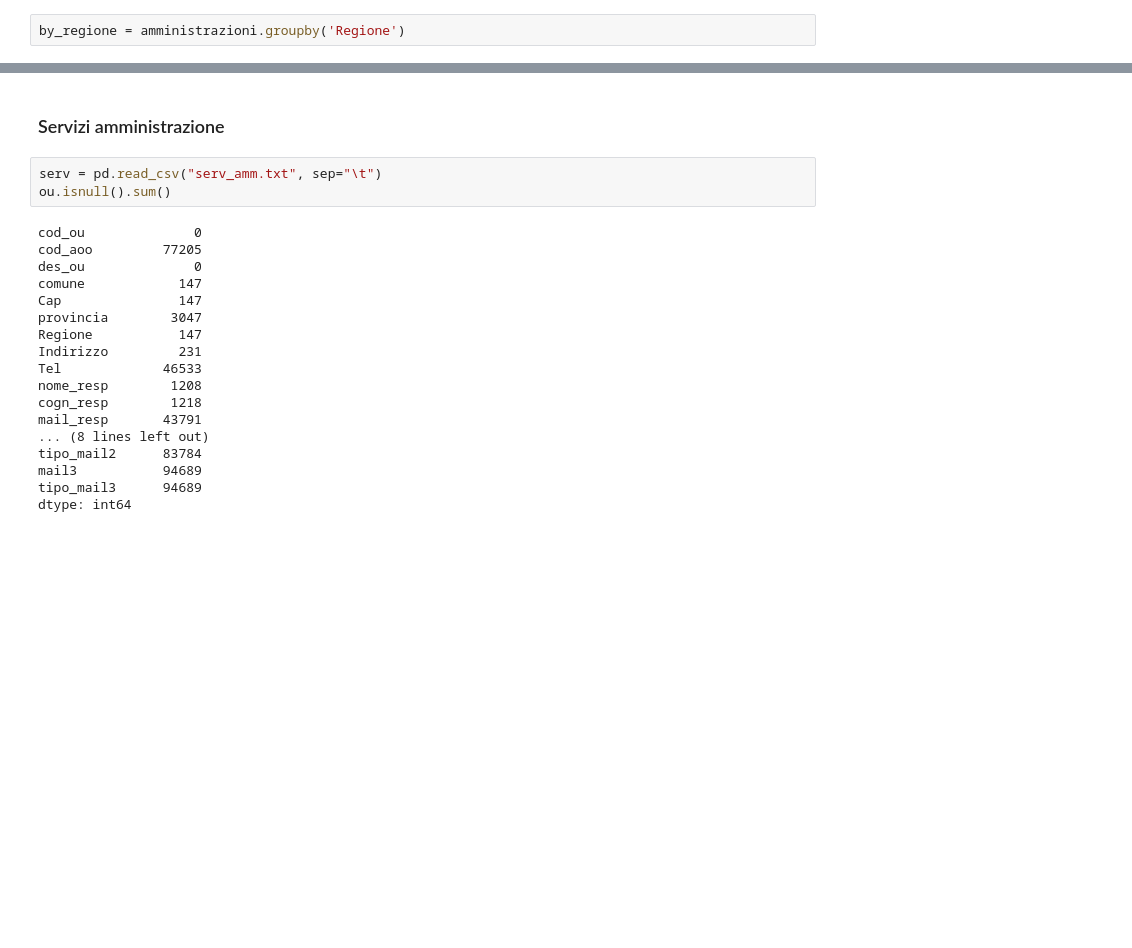
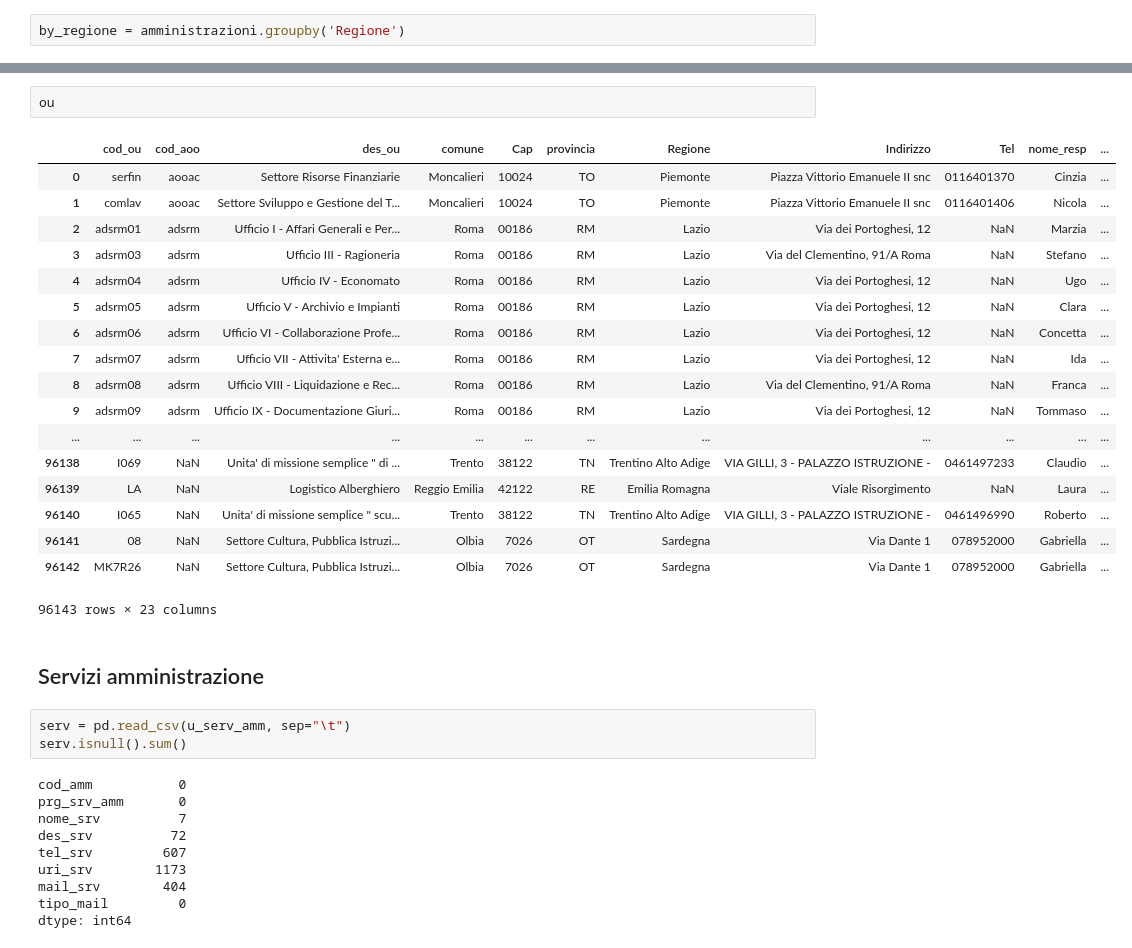
Before and after one commit to mariaclaudia/IPA, a Jupyter notebook: IPA data quality check.ipynb, the cells around one changed output, grey strips where cells are left out. Cells and saved outputs as stored; diff of their text form; blank space fills up the shorter version.

```diff
--- a/IPA data quality check.ipynb
+++ b/IPA data quality check.ipynb
@@ -162,24 +184,37 @@ tipo_mail3      94689
 dtype: int64
+# %%
+ou
+# %% [output]
+|  | cod_ou | cod_aoo | des_ou | comune | Cap | provincia | Regione | Indirizzo | Tel | nome_resp | ... |
+| 0 | serfin | aooac | Settore Risorse Finanziarie | Moncalieri | 10024 | TO | Piemonte | Piazza Vittorio Emanuele II snc | 0116401370 | Cinzia | ... |
+| 1 | comlav | aooac | Settore Sviluppo e Gestione del T... | Moncalieri | 10024 | TO | Piemonte | Piazza Vittorio Emanuele II snc | 0116401406 | Nicola | ... |
+| 2 | adsrm01 | adsrm | Ufficio I - Affari Generali e Per... | Roma | 00186 | RM | Lazio | Via dei Portoghesi, 12 | NaN | Marzia | ... |
+| 3 | adsrm03 | adsrm | Ufficio III - Ragioneria | Roma | 00186 | RM | Lazio | Via del Clementino, 91/A Roma | NaN | Stefano | ... |
+| 4 | adsrm04 | adsrm | Ufficio IV - Economato | Roma | 00186 | RM | Lazio | Via dei Portoghesi, 12 | NaN | Ugo | ... |
+| 5 | adsrm05 | adsrm | Ufficio V - Archivio e Impianti | Roma | 00186 | RM | Lazio | Via dei Portoghesi, 12 | NaN | Clara | ... |
+| 6 | adsrm06 | adsrm | Ufficio VI - Collaborazione Profe... | Roma | 00186 | RM | Lazio | Via dei Portoghesi, 12 | NaN | Concetta | ... |
+| 7 | adsrm07 | adsrm | Ufficio VII - Attivita' Esterna e... | Roma | 00186 | RM | Lazio | Via dei Portoghesi, 12 | NaN | Ida | ... |
+| 8 | adsrm08 | adsrm | Ufficio VIII - Liquidazione e Rec... | Roma | 00186 | RM | Lazio | Via del Clementino, 91/A Roma | NaN | Franca | ... |
+| 9 | adsrm09 | adsrm | Ufficio IX - Documentazione Giuri... | Roma | 00186 | RM | Lazio | Via dei Portoghesi, 12 | NaN | Tommaso | ... |
+| ... | ... | ... | ... | ... | ... | ... | ... | ... | ... | ... | ... |
+| 96138 | I069 | NaN | Unita' di missione semplice " di ... | Trento | 38122 | TN | Trentino Alto Adige | VIA GILLI, 3 - PALAZZO ISTRUZIONE - | 0461497233 | Claudio | ... |
+| 96139 | LA | NaN | Logistico Alberghiero | Reggio Emilia | 42122 | RE | Emilia Romagna | Viale Risorgimento | NaN | Laura | ... |
+| 96140 | I065 | NaN | Unita' di missione semplice " scu... | Trento | 38122 | TN | Trentino Alto Adige | VIA GILLI, 3 - PALAZZO ISTRUZIONE - | 0461496990 | Roberto | ... |
+| 96141 | 08 | NaN | Settore Cultura, Pubblica Istruzi... | Olbia | 7026 | OT | Sardegna | Via Dante 1 | 078952000 | Gabriella | ... |
+| 96142 | MK7R26 | NaN | Settore Cultura, Pubblica Istruzi... | Olbia | 7026 | OT | Sardegna | Via Dante 1 | 078952000 | Gabriella | ... |
+96143 rows × 23 columns
 # %% [markdown]
-### Servizi amministrazione
+## Servizi amministrazione
 # %%
-serv = pd.read_csv("serv_amm.txt", sep="\t")
-ou.isnull().sum()
+serv = pd.read_csv(u_serv_amm, sep="\t")
+serv.isnull().sum()
 # %% [output]
-cod_ou              0
-cod_aoo         77205
-des_ou              0
-comune            147
-Cap               147
-provincia        3047
-Regione           147
-Indirizzo         231
-Tel             46533
-nome_resp        1208
-cogn_resp        1218
-mail_resp       43791
-... (8 lines left out)
-tipo_mail2      83784
-mail3           94689
-tipo_mail3      94689
+cod_amm           0
+prg_srv_amm       0
+nome_srv          7
+des_srv          72
+tel_srv         607
+uri_srv        1173
+mail_srv        404
+tipo_mail         0
 dtype: int64
```
Also changed, not shown: parts of 30 cells of this notebook.
